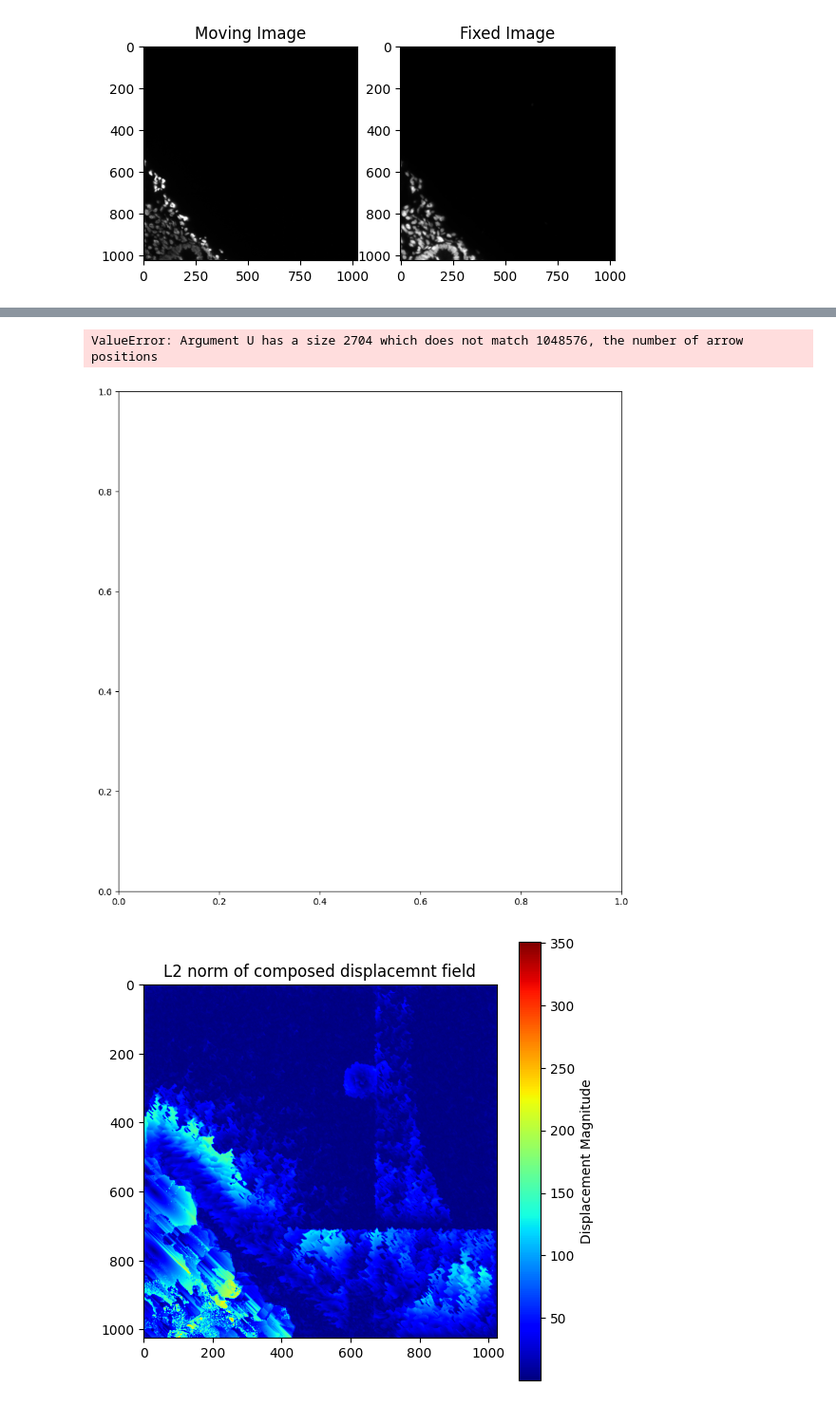
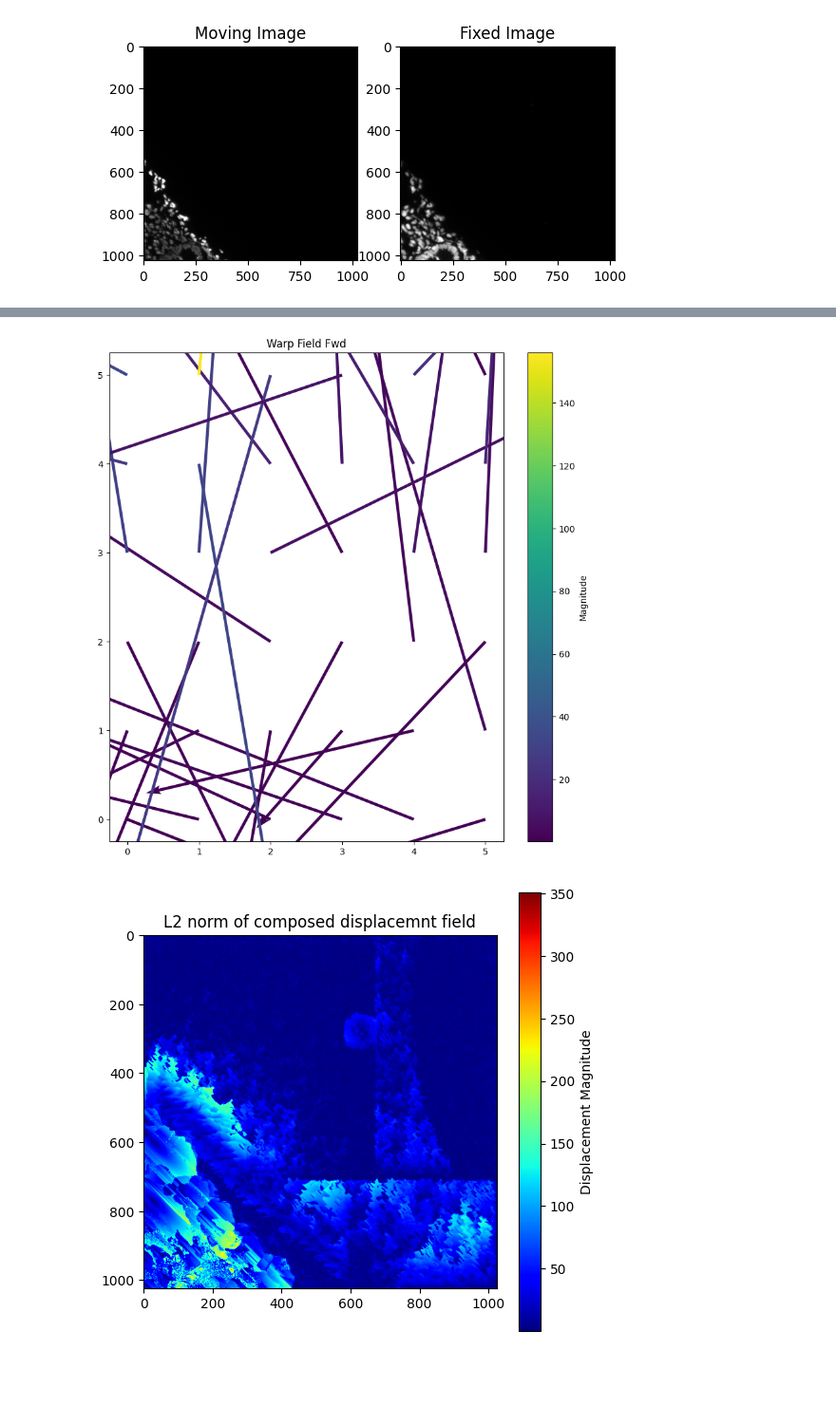
Before and after one commit to MASILab/DAPI_RegNet, a Jupyter notebook: vxl_morph/voxelmorph-dev/warp_field_investigation.ipynb, the cells around one changed output, grey strips where cells are left out. Shown at 95% size. Saved outputs shown, nothing was run; the diff lists cells and outputs as text; code cells hidden in the pictures; blank space fills up the shorter version.

```diff
--- a/vxl_morph/voxelmorph-dev/warp_field_investigation.ipynb
+++ b/vxl_morph/voxelmorph-dev/warp_field_investigation.ipynb
@@ -91,33 +91,34 @@ composed_warp=combine_displacement_fields(warp_fwd,warp_inv)
 # %%
 warp_fwd_x = warp_fwd[0, :, :]
 warp_fwd_y = warp_fwd[1, :, :]
+
+subsample=200
 
 # Subsample warp_fwd
 warp_fwd_x = warp_fwd_x[::subsample, ::subsample]
 warp_fwd_y = warp_fwd_y[::subsample, ::subsample]
 
 # Calculate the magnitude of warp_fwd
 magnitude_fwd = np.sqrt(warp_fwd_x**2 + warp_fwd_y**2)
 
 # Create a grid of points
 y, x = np.mgrid[0:warp_fwd_x.shape[0], 0:warp_fwd_x.shape[1]]
 
 # Create a new figure
 fig, ax = plt.subplots(figsize=(10, 10))
 
 # Display the warp field as a quiver plot
 quiver_fwd = ax.quiver(x, y, warp_fwd_x, warp_fwd_y, magnitude_fwd, angles='xy', scale_units='xy', scale=0.1)
 
 # Add a colorbar
 fig.colorbar(quiver_fwd, ax=ax, label='Magnitude')
 
 # Set the title
 ax.set_title('Warp Field Fwd')
 
 plt.show()
 # %% [output]
-ValueError: Argument U has a size 2704 which does not match 1048576, the number of arrow positions
-[figure, old version]
+[figure, new version]
 # %%
 L2_norm_combined_simple = np.sqrt(composed_warp[0]**2 + composed_warp[1]**2)
 
```
Also changed, not shown: 8 other files.
